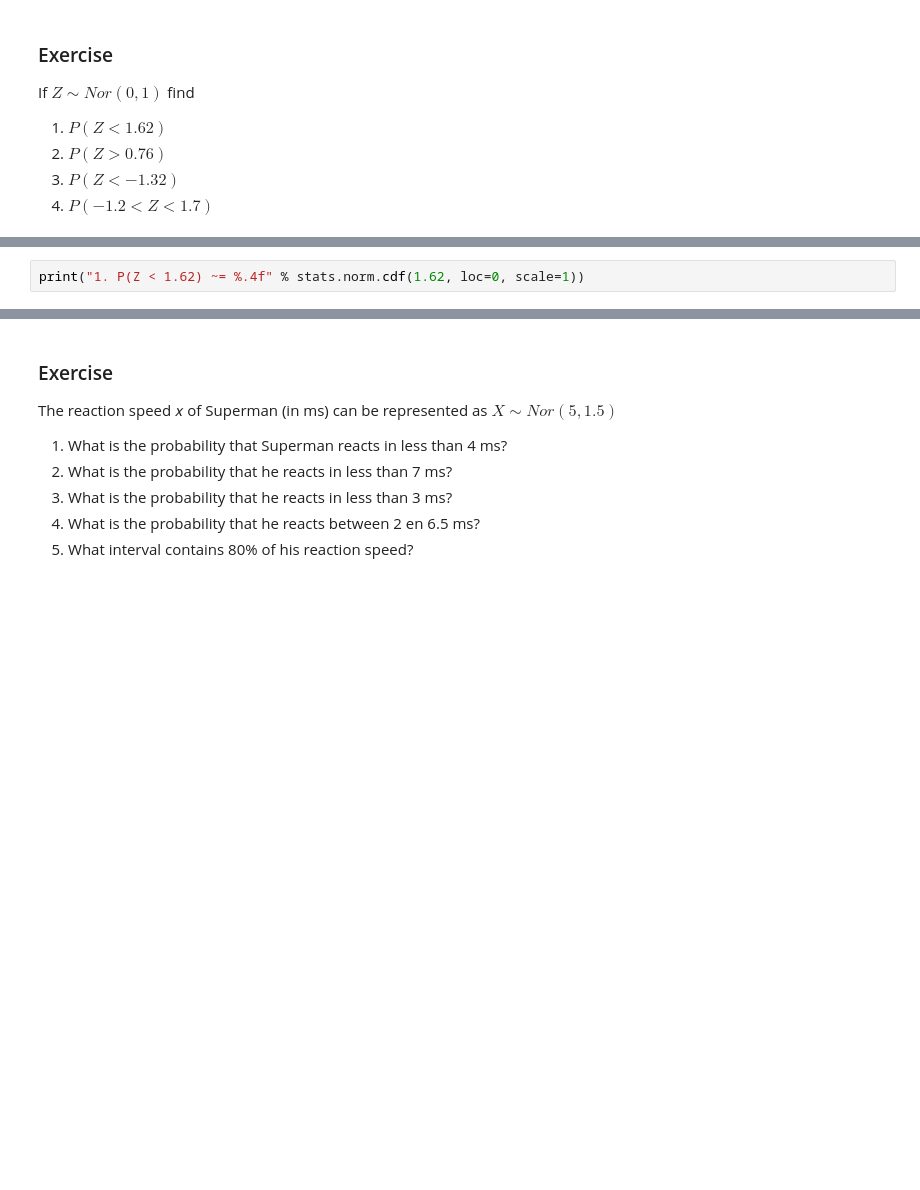
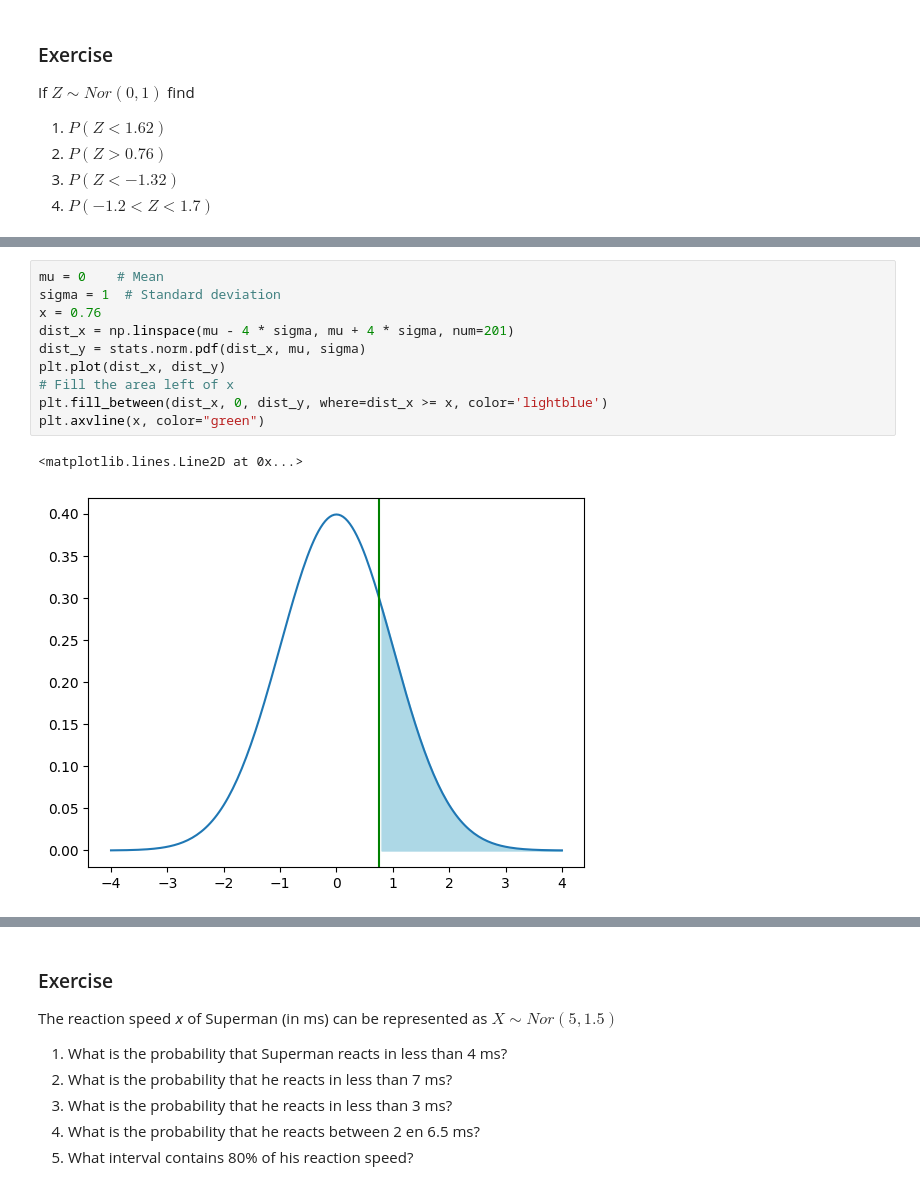
Before and after one commit to Vincent-Gielen/dsai-ex, a Jupyter notebook: 3-central-limit-testing/3.01-probability.ipynb, the cells around one changed output, grey strips where cells are left out. Cells and saved outputs as stored; diff of their text form; blank space fills up the shorter version.

Commit message:
probability and standard distribution

```diff
--- a/3-central-limit-testing/3.01-probability.ipynb
+++ b/3-central-limit-testing/3.01-probability.ipynb
@@ -724,2 +839,13 @@ plt.axvline(x, color="green")
-# %%
-print("1. P(Z < 1.62) ~= %.4f" % stats.norm.cdf(1.62, loc=0, scale=1))
+# %%
+mu = 0    # Mean
+sigma = 1  # Standard deviation
+x = 0.76
+dist_x = np.linspace(mu - 4 * sigma, mu + 4 * sigma, num=201)
+dist_y = stats.norm.pdf(dist_x, mu, sigma)
+plt.plot(dist_x, dist_y)
+# Fill the area left of x
+plt.fill_between(dist_x, 0, dist_y, where=dist_x >= x, color='lightblue')
+plt.axvline(x, color="green")
+# %% [output]
+<matplotlib.lines.Line2D at 0x...>
+[figure, added]
```
Also changed, not shown: parts of 30 cells of this notebook.
